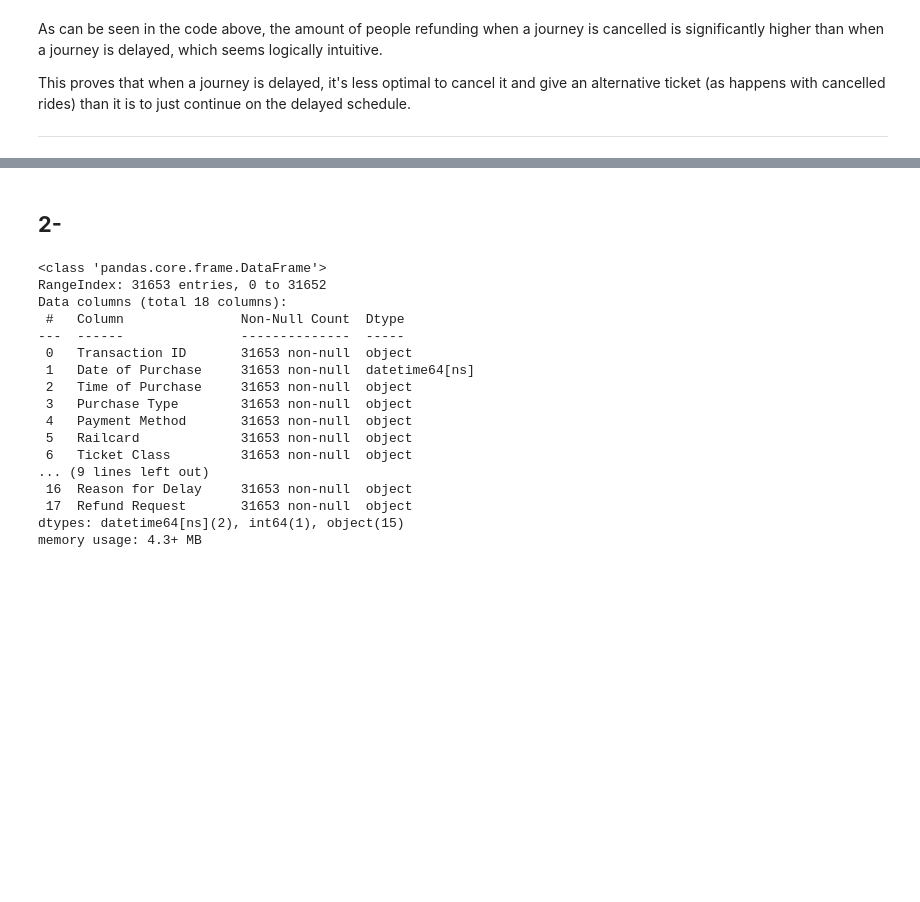
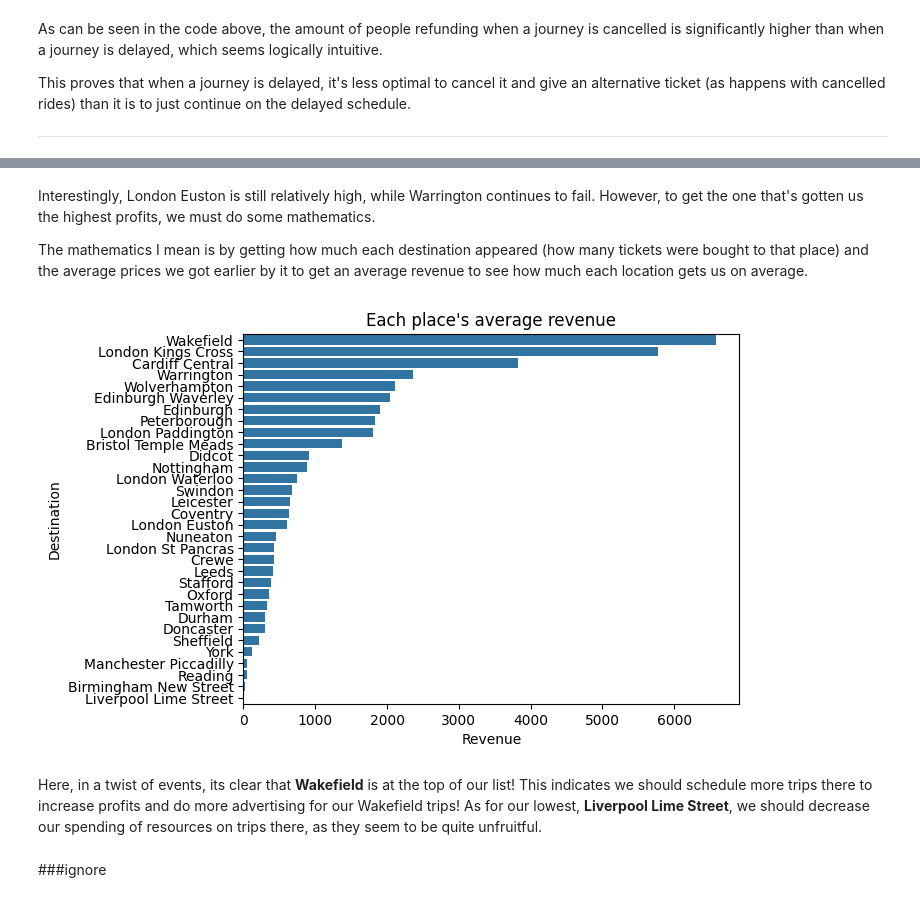
Before and after one commit to guiltter/TrainProject, a Jupyter notebook: Train_project.ipynb, the cells around one changed output, grey strips where cells are left out. Drawn from its saved outputs; the diff is of its cells as text; code cells hidden in the pictures; blank space fills up the shorter version.

```diff
--- a/Train_project.ipynb
+++ b/Train_project.ipynb
@@ -284,22 +316,25 @@ This proves that when a journey is delayed, it's less optimal to cancel it and g
+# %% [markdown]
+Interestingly, London Euston is still relatively high, while Warrington continues to fail. However, to get the one that's gotten us the highest profits, we must do some mathematics.
+
+The mathematics I mean is by getting how much each destination appeared (how many tickets were bought to that place) and the average prices we got earlier by it to get an average revenue to see how much each location gets us on average.
+# %%
+# Calculate the count of each arrival destination
+destination_counts = train_data.groupby('Arrival Destination')["Arrival Destination"].value_counts()
+
+# Here, I make the average revenue by dividing average prices by the destination counts
+# You may notice the times ten to the power of four, and that was an aesthetic choice so that the graph isnt showing decimals
+#(0.043 for example)
+avg_revenue = ((avg_prices/destination_counts)*10**4).sort_values(ascending = False)
+
+# Creating the plot
+sns.barplot(y= avg_revenue.index, x = avg_revenue);
+plt.title("Each place's average revenue");
+plt.xlabel("Revenue");
+plt.ylabel("Destination");
+plt.show();
+# %% [output]
+[figure, added]
+# %% [markdown]
+Here, in a twist of events, its clear that **Wakefield** is at the top of our list! This indicates we should schedule more trips there to increase profits and do more advertising for our Wakefield trips! As for our lowest, **Liverpool Lime Street**, we should decrease our spending of resources on trips there, as they seem to be quite unfruitful.
 # %% [markdown]
-## **2-**
+###ignore
-# %%
-train_data.info()
-# %% [output]
-<class 'pandas.core.frame.DataFrame'>
-RangeIndex: 31653 entries, 0 to 31652
-Data columns (total 18 columns):
- #   Column               Non-Null Count  Dtype
----  ------               --------------  -----
- 0   Transaction ID       31653 non-null  object
- 1   Date of Purchase     31653 non-null  datetime64[ns]
- 2   Time of Purchase     31653 non-null  object
- 3   Purchase Type        31653 non-null  object
- 4   Payment Method       31653 non-null  object
- 5   Railcard             31653 non-null  object
- 6   Ticket Class         31653 non-null  object
-... (9 lines left out)
- 16  Reason for Delay     31653 non-null  object
- 17  Refund Request       31653 non-null  object
-dtypes: datetime64[ns](2), int64(1), object(15)
-memory usage: 4.3+ MB
```
Also changed, not shown: parts of 12 cells of this notebook, 1 other file.
